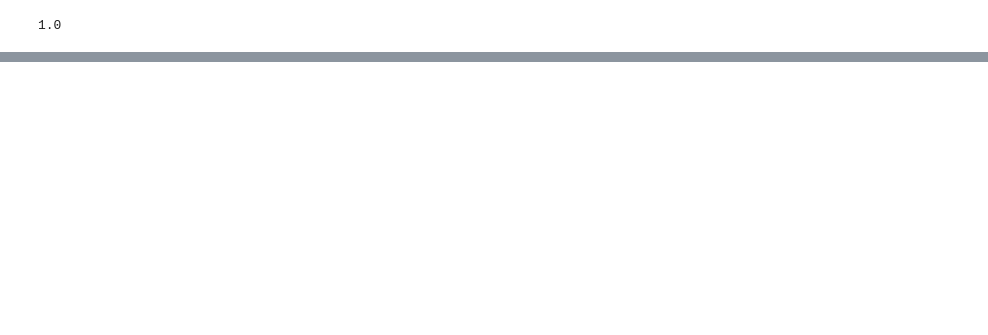
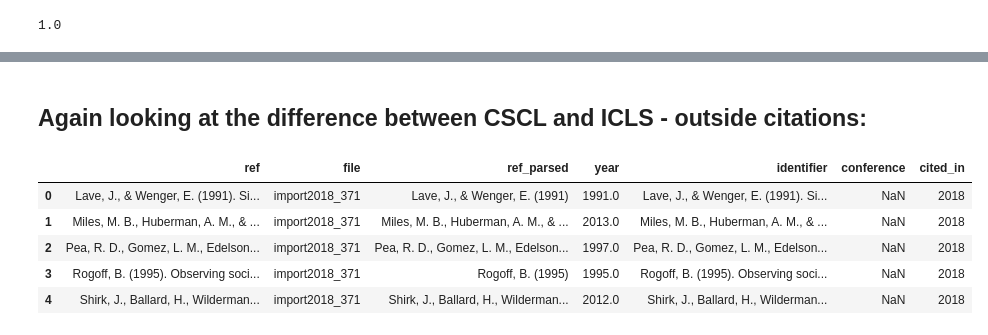
Before and after one commit to nourabassi/semester-project, a Jupyter notebook: Data exploration - References.ipynb, the cells around one changed output, grey strips where cells are left out. Cells and saved outputs as stored; diff of their text form; code cells hidden in the pictures; blank space fills up the shorter version.

```diff
--- a/Data exploration - References.ipynb
+++ b/Data exploration - References.ipynb
@@ -440,0 +519,2 @@ sources
+# %% [markdown]
+## Again looking at the difference between CSCL and ICLS - outside citations:
@@ -440,0 +525,9 @@ sources
+# %%
+references.head()
+# %% [output]
+|  | ref | file | ref_parsed | year | identifier | conference | cited_in |
+| 0 | Lave, J., & Wenger, E. (1991). Si... | import2018_371 | Lave, J., & Wenger, E. (1991) | 1991.0 | Lave, J., & Wenger, E. (1991). Si... | NaN | 2018 |
+| 1 | Miles, M. B., Huberman, A. M., & ... | import2018_371 | Miles, M. B., Huberman, A. M., & ... | 2013.0 | Miles, M. B., Huberman, A. M., & ... | NaN | 2018 |
+| 2 | Pea, R. D., Gomez, L. M., Edelson... | import2018_371 | Pea, R. D., Gomez, L. M., Edelson... | 1997.0 | Pea, R. D., Gomez, L. M., Edelson... | NaN | 2018 |
+| 3 | Rogoff, B. (1995). Observing soci... | import2018_371 | Rogoff, B. (1995) | 1995.0 | Rogoff, B. (1995). Observing soci... | NaN | 2018 |
+| 4 | Shirk, J., Ballard, H., Wilderman... | import2018_371 | Shirk, J., Ballard, H., Wilderman... | 2012.0 | Shirk, J., Ballard, H., Wilderman... | NaN | 2018 |
```
Also changed, not shown: parts of 98 cells of this notebook, 1 other file.
